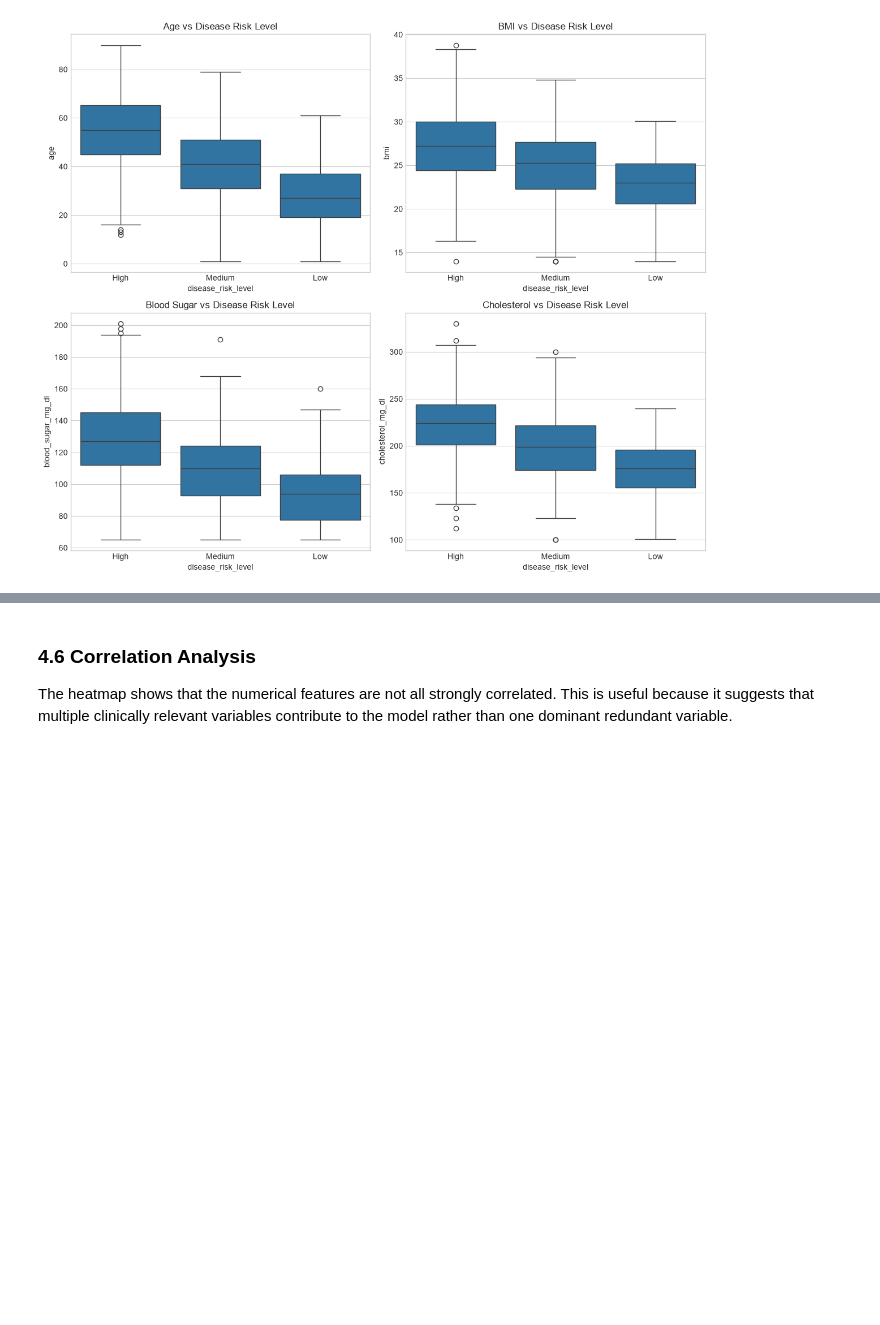
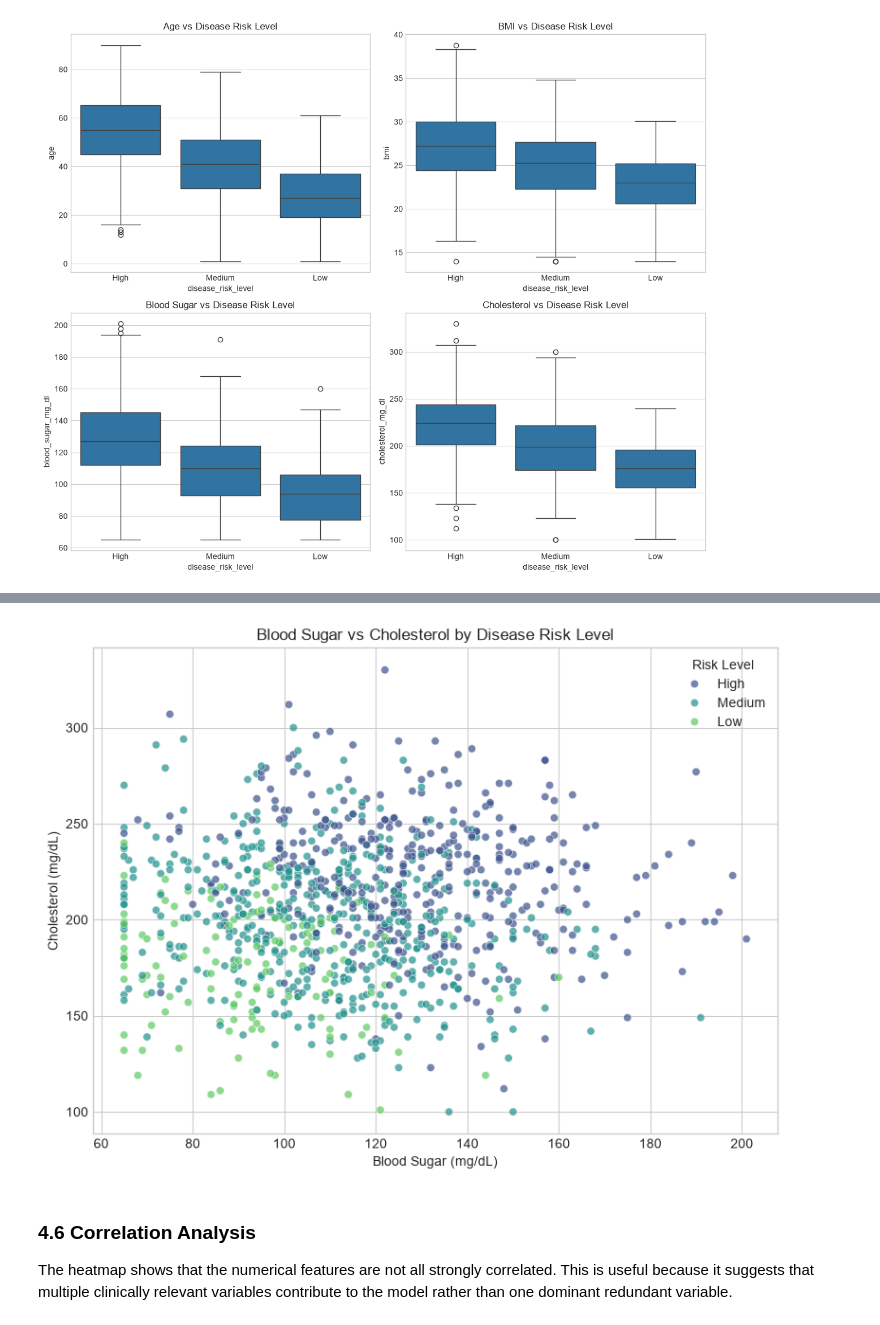
Before and after one commit to Dasith-Randula/smartcare-disease-risk-ai, a Jupyter notebook: notebooks/smartcare_disease_risk_analysis.ipynb, the cells around one changed output, grey strips where cells are left out. Drawn from its saved outputs; the diff is of its cells as text; code cells hidden in the pictures; blank space fills up the shorter version.

```diff
--- a/notebooks/smartcare_disease_risk_analysis.ipynb
+++ b/notebooks/smartcare_disease_risk_analysis.ipynb
@@ -316,3 +369,25 @@ The blood sugar versus cholesterol scatterplot shows a broad spread across the t
+# %%
+if all(col in data.columns for col in ["blood_sugar_mg_dl", "cholesterol_mg_dl", "disease_risk_level"]):
+    plt.figure(figsize=(8, 6))
+    sns.scatterplot(
+        data=data,
+        x="blood_sugar_mg_dl",
+        y="cholesterol_mg_dl",
+        hue="disease_risk_level",
+        palette="viridis",
+        alpha=0.7,
+    )
+    plt.title("Blood Sugar vs Cholesterol by Disease Risk Level")
+    plt.xlabel("Blood Sugar (mg/dL)")
+    plt.ylabel("Cholesterol (mg/dL)")
+    plt.legend(title="Risk Level")
+    plt.tight_layout()
+    plt.savefig(FIGURES_DIR / "blood_sugar_vs_cholesterol_scatter.png", dpi=300)
+    plt.show()
+else:
+    print("Required columns for scatterplot are not available in the dataset.")
+# %% [output]
+[figure, added]
 # %% [markdown]
 ### 4.6 Correlation Analysis
 
```
Also changed, not shown: parts of 45 cells of this notebook, 9 other files.
